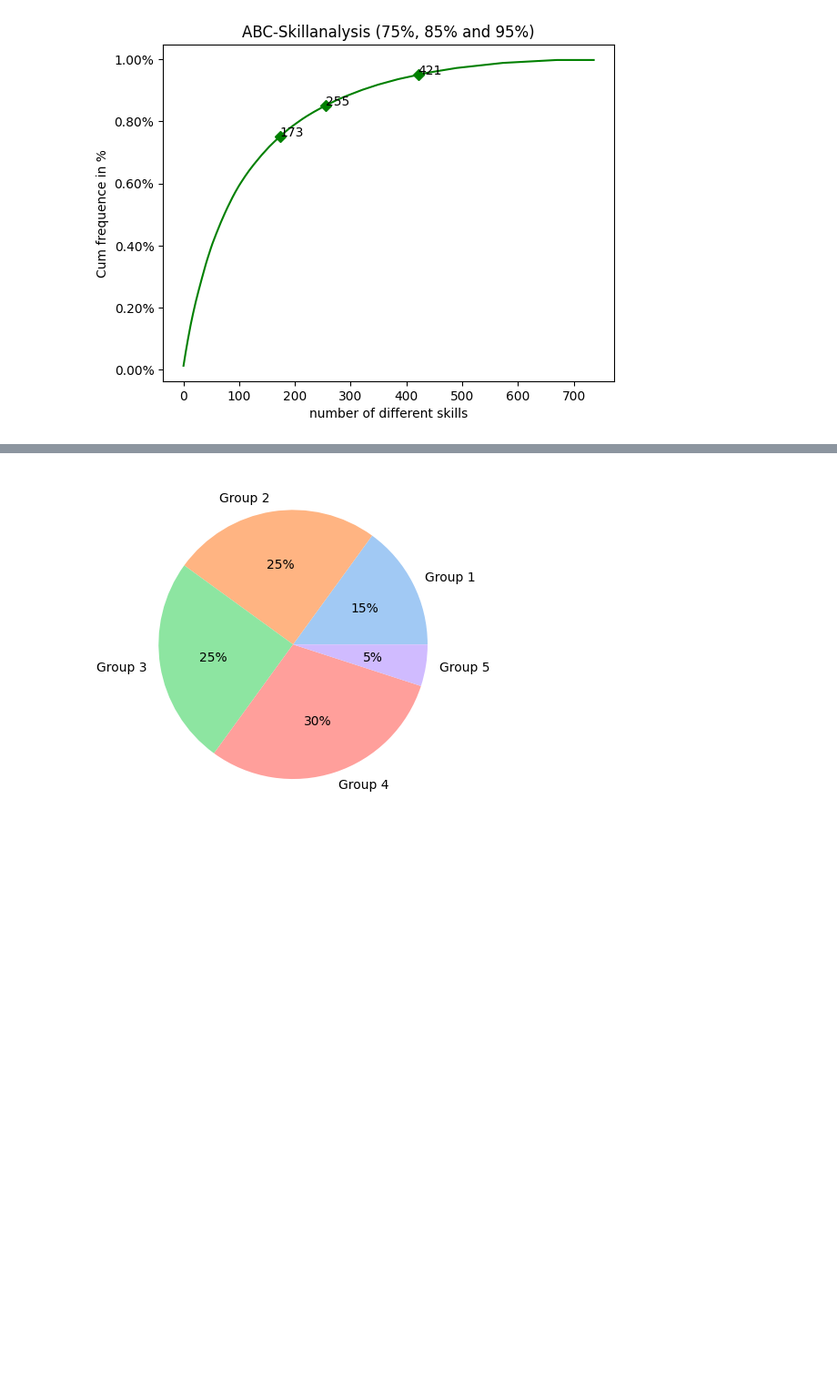
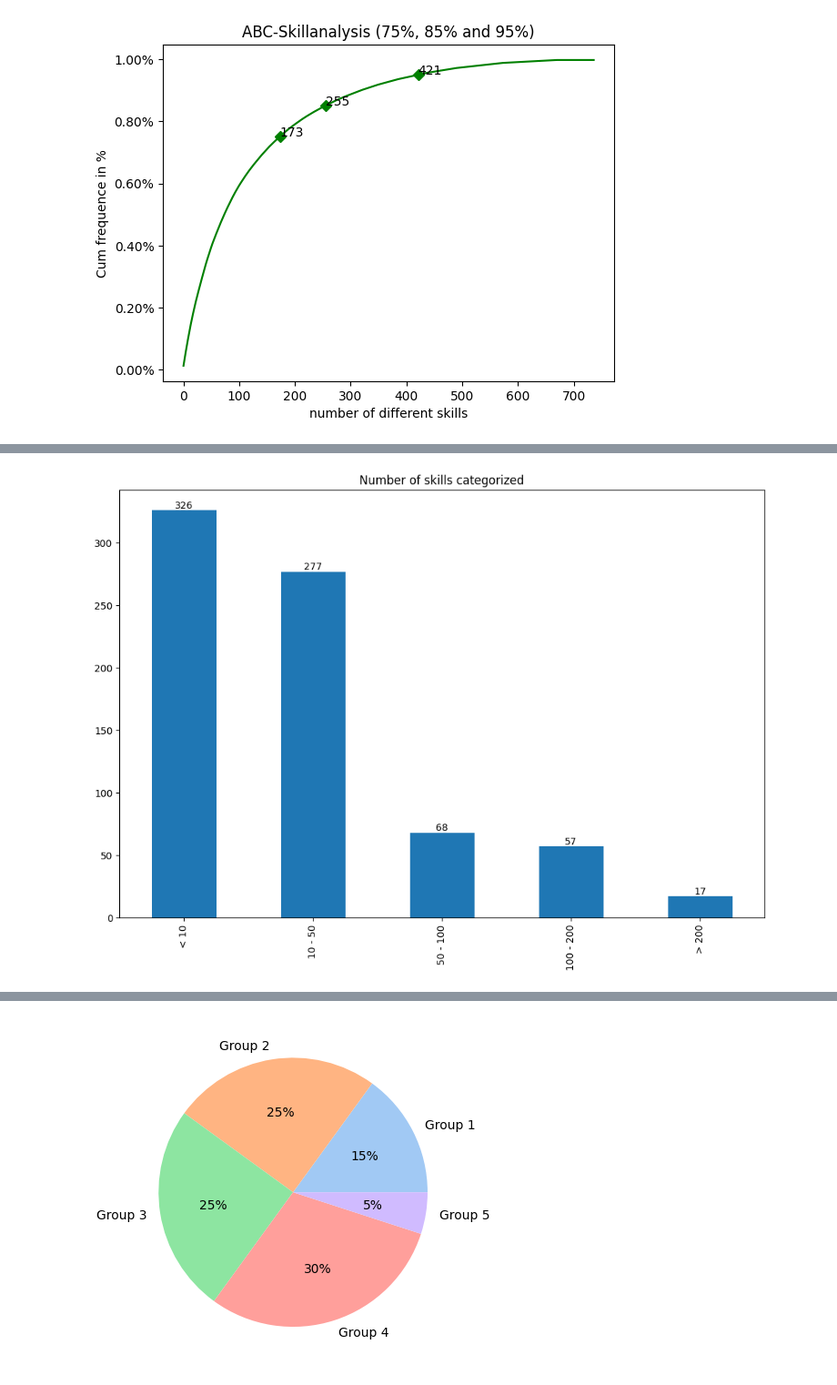
Before and after one commit to maximizer36/DS_AP, a Jupyter notebook: First_Trial.ipynb, the cells around one changed output, grey strips where cells are left out. Shown at 91% size. Saved outputs shown, nothing was run; the diff lists cells and outputs as text; code cells hidden in the pictures; blank space fills up the shorter version.

```diff
--- a/First_Trial.ipynb
+++ b/First_Trial.ipynb
@@ -464,0 +463,17 @@ categories
+# %%
+graduations = []
+frqeuences = []
+for i in df_groupby_category_skills.frequence: # 0te Element ist: Series([], Name: frequence, dtype: int64)
+    if i > 200:
+        graduations.append("> 200")
+    elif i >= 100:
+        graduations.append("100 - 200")
+    elif i >= 50:
+        graduations.append("50 - 100")
+    elif i >= 10:
+        graduations.append("10 - 50")
+    else:
+        graduations.append("< 10")
+
+df_groupby_category_skills["frequence_category"] = graduations
+df_groupby_category_skills
@@ -464,0 +494,3 @@ categories
+# %%
+df_frequence_category  =df_groupby_category_skills.groupby(["frequence_category"])["frequence_category"].count().to_frame().rename(columns={"frequence_category": "number_of_skills"}).reset_index()
+df_frequence_category
@@ -465,3 +504,7 @@ categories
+# %%
+make_bar_chart(df_frequence_category,1,0,"Number of skills categorized")
+# %% [output]
+[figure, added]
 # %%
 ######
 # Plots the distiribution within a category
```
Also changed, not shown: parts of 25 cells of this notebook.
